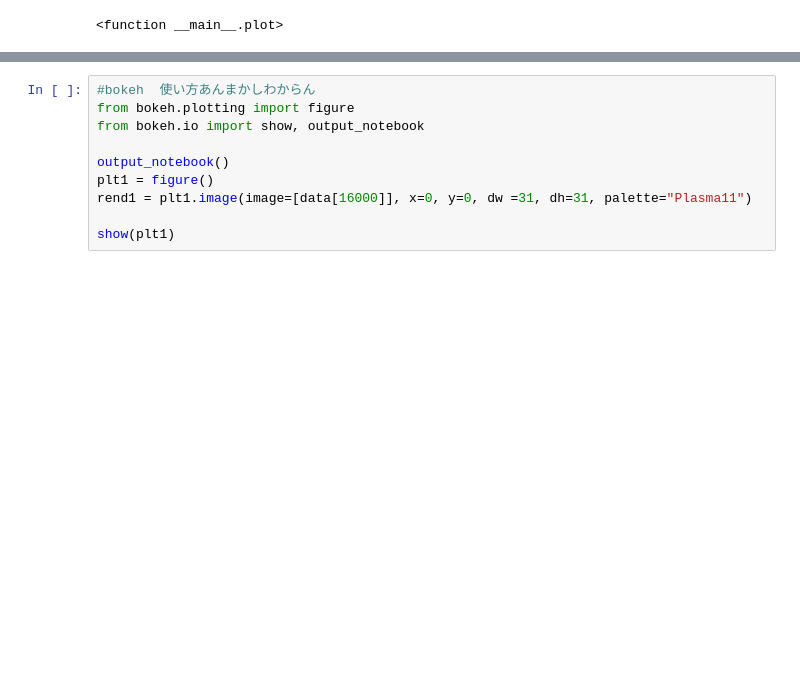
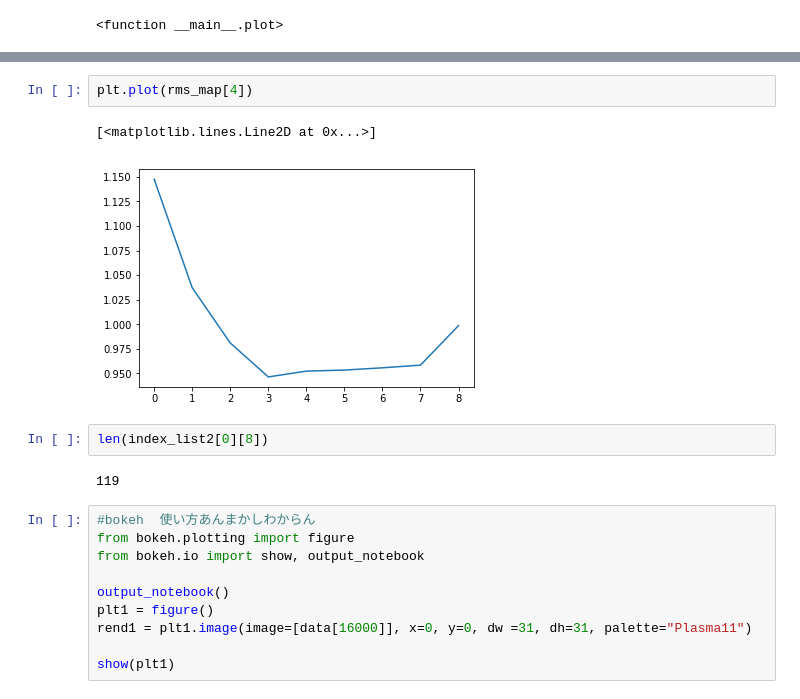
Before and after one commit to nanten2/analy_n2data, a Jupyter notebook: notebook/analy_otf2.ipynb, the cells around one changed output, grey strips where cells are left out. Cells and saved outputs as stored; diff of their text form; blank space fills up the shorter version.

```diff
--- a/notebook/analy_otf2.ipynb
+++ b/notebook/analy_otf2.ipynb
@@ -740,3 +775,12 @@ A Jupyter Widget
+# %%
+plt.plot(rms_map[4])
+# %% [output]
+[<matplotlib.lines.Line2D at 0x...>]
+[figure, added]
+# %%
+len(index_list2[0][8])
+# %% [output]
+119
 # %%
 #bokeh  使い方あんまかしわからん
 from bokeh.plotting import figure
```
Also changed, not shown: parts of 21 cells of this notebook, 1 other file.
